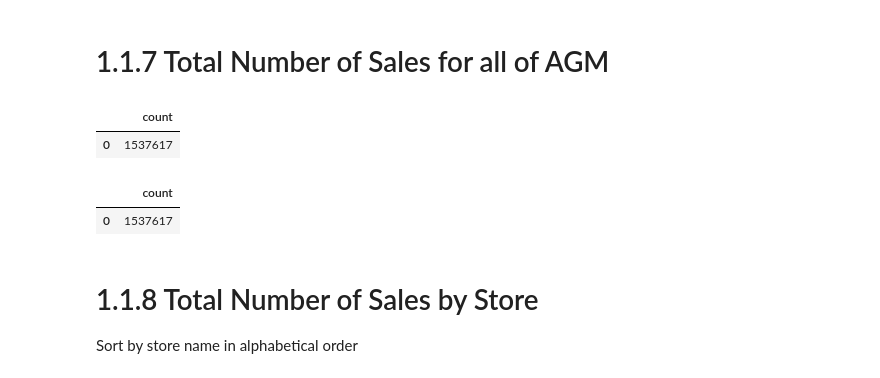
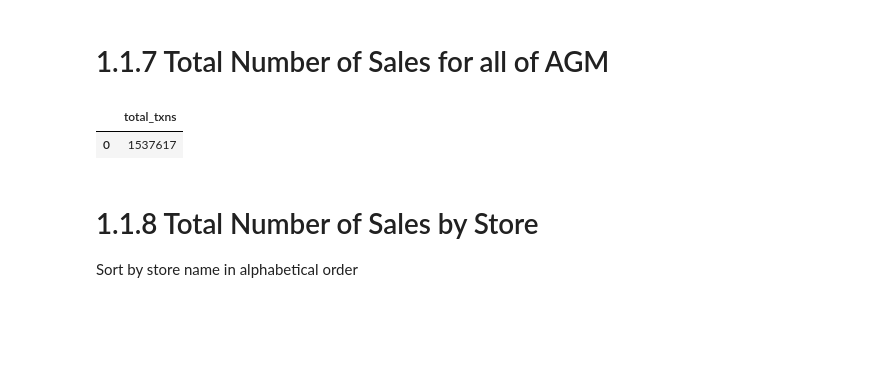
Before and after one commit to jvgalvin/Portfolio, a Jupyter notebook: project_1_1.ipynb, the cells around one changed output. Saved outputs shown, nothing was run; the diff lists cells and outputs as text; code cells hidden in the pictures; blank space fills up the shorter version.

```diff
--- a/project_1_1.ipynb
+++ b/project_1_1.ipynb
@@ -285,31 +290,18 @@ my_select_query_pandas(query, rollback_before_flag, rollback_after_flag)
 # %%
 rollback_before_flag = True
 rollback_after_flag = True
 
 query = """
 
-select count (distinct store_id || '-' || sale_id) from sales
+select count(sale_id) as total_txns
+from sales
 
 """
 
 my_select_query_pandas(query, rollback_before_flag, rollback_after_flag)
 # %% [output]
-|  | count |
+|  | total_txns |
 | 0 | 1537617 |
-# %%
-rollback_before_flag = True
-rollback_after_flag = True
-
-query = """
-
-select count (sale_id) from sales
-
-"""
-
-my_select_query_pandas(query, rollback_before_flag, rollback_after_flag)
-# %% [output]
-|  | count |
-| 0 | 1537617 |
 # %% [markdown]
 # 1.1.8 Total Number of Sales by Store
 
```
Also changed, not shown: parts of 6 cells of this notebook.
